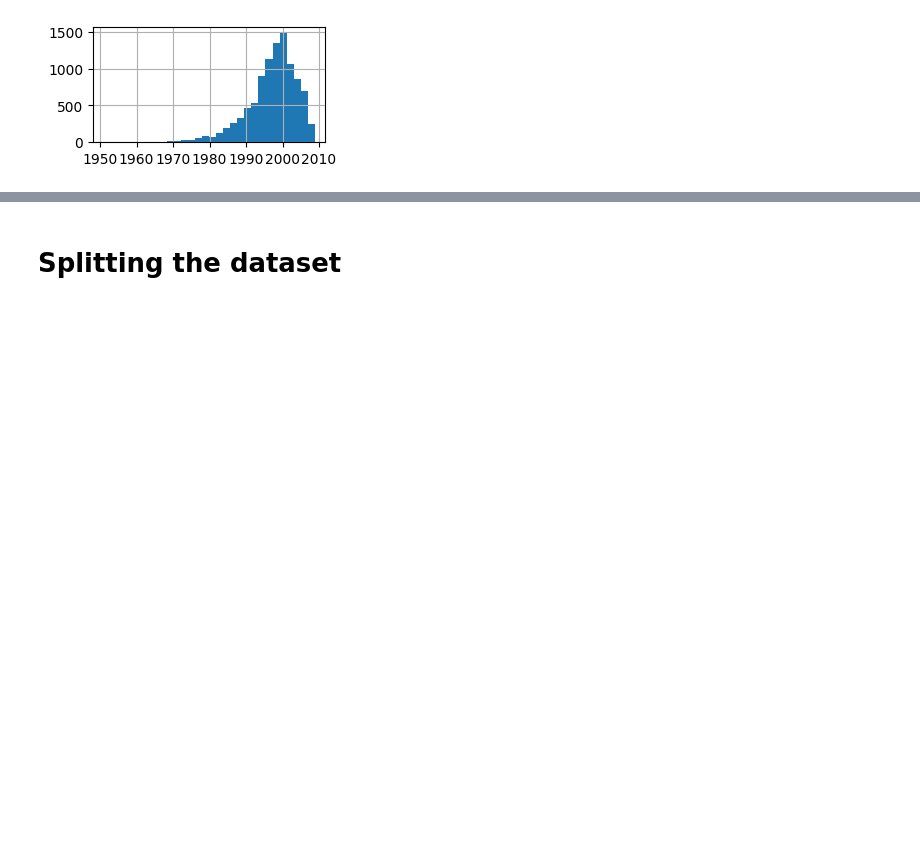
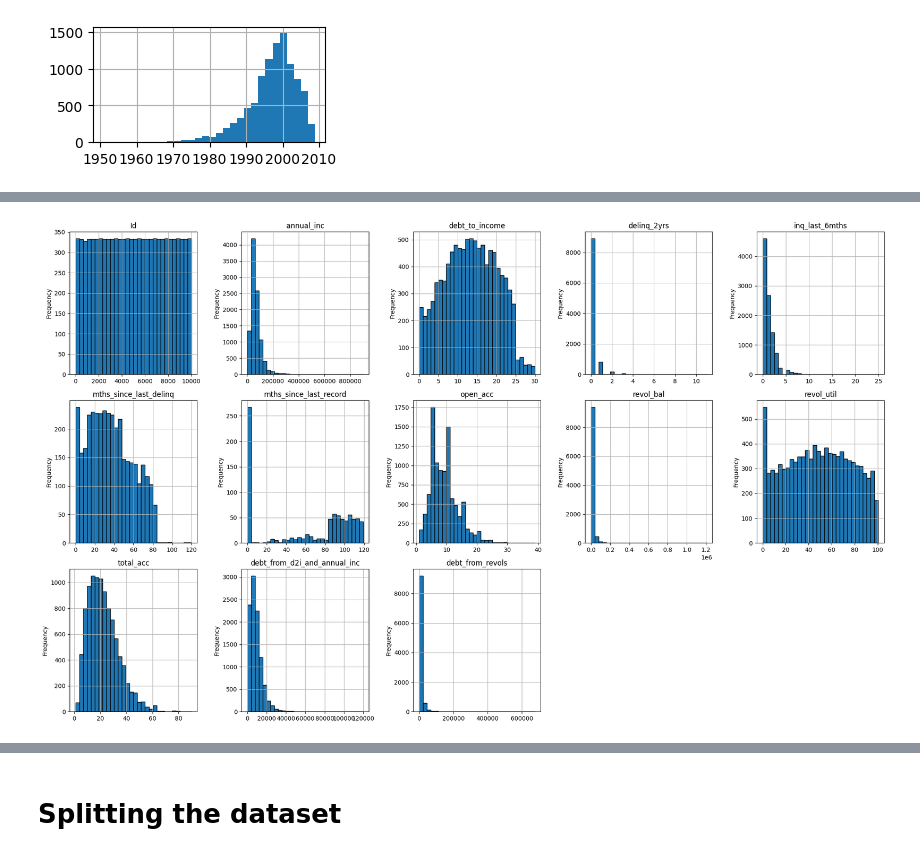
Before and after one commit to 37signals37/lending_club, a Jupyter notebook: dataset_validation.ipynb, the cells around one changed output, grey strips where cells are left out. Cells and saved outputs as stored; diff of their text form; code cells hidden in the pictures; blank space fills up the shorter version.

```diff
--- a/dataset_validation.ipynb
+++ b/dataset_validation.ipynb
@@ -537,14 +590,0 @@ print(df_raw.shape)
-# %%
-###################################
-###################################
-###################################
-###################################
-###################################
-###################################
-
-for col in df_raw.select_dtypes(include=['object']).columns:
-    data_type = df_schema_validation.loc[df_schema_validation['column'] == col, 'data_typex'].values[0]
-    if data_type in ['Nominal', 'Ordinal']:
-        le = LabelEncoder()
-        df_raw[col] = df_raw[col].astype(str)  # Ensure all values are strings
-        df_raw[col] = le.fit_transform(df_raw[col])
@@ -576,0 +646,5 @@ Type of missingness is unknown at this time.
+# %%
+cols_num = df_schema_validation[df_schema_validation["data_type"].isin(["Discrete","Ratio"])]["column"].to_list()
+cols_num
+
+#show histograms for columns in cols_num from df_cleaned
@@ -576,0 +729,20 @@ Type of missingness is unknown at this time.
+# %%
+# Set up the grid: 3 rows × 4 columns
+fig, axes = plt.subplots(3, 5, figsize=(20, 12))
+axes = axes.flatten()  # Flatten to 1D array for easy iteration
+
+# Plot histograms for each column
+for i, col in enumerate(cols_num):
+    df_clean[col].hist(ax=axes[i], bins=30, edgecolor='black')
+    axes[i].set_title(col)
+    axes[i].set_ylabel('Frequency')
+    axes[i].set_xlabel('')
+
+# Remove unused subplots if < 12 columns
+for j in range(len(cols_num), len(axes)):
+    fig.delaxes(axes[j])
+
+plt.tight_layout()
+plt.show()
+# %% [output]
+[figure, added]
```
Also changed, not shown: parts of 87 cells of this notebook.
